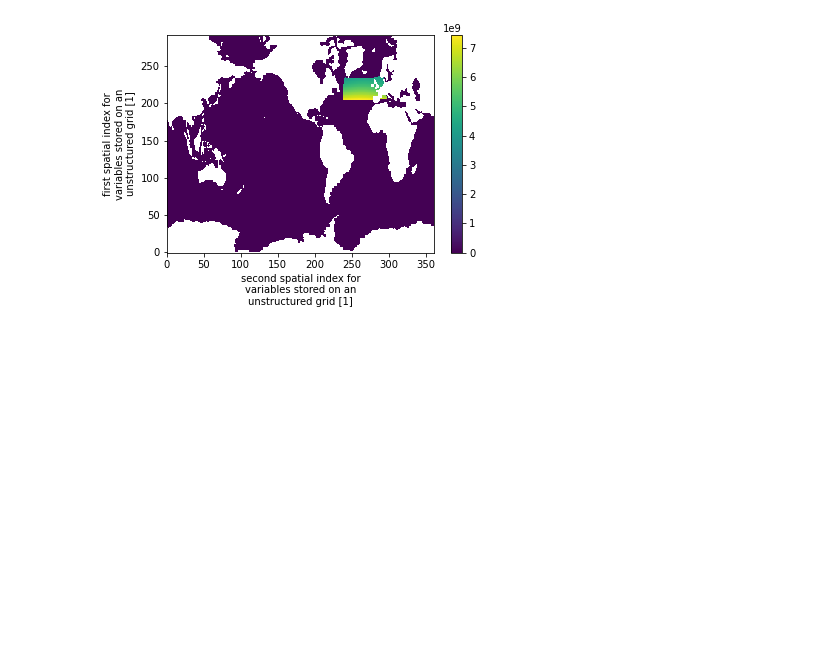
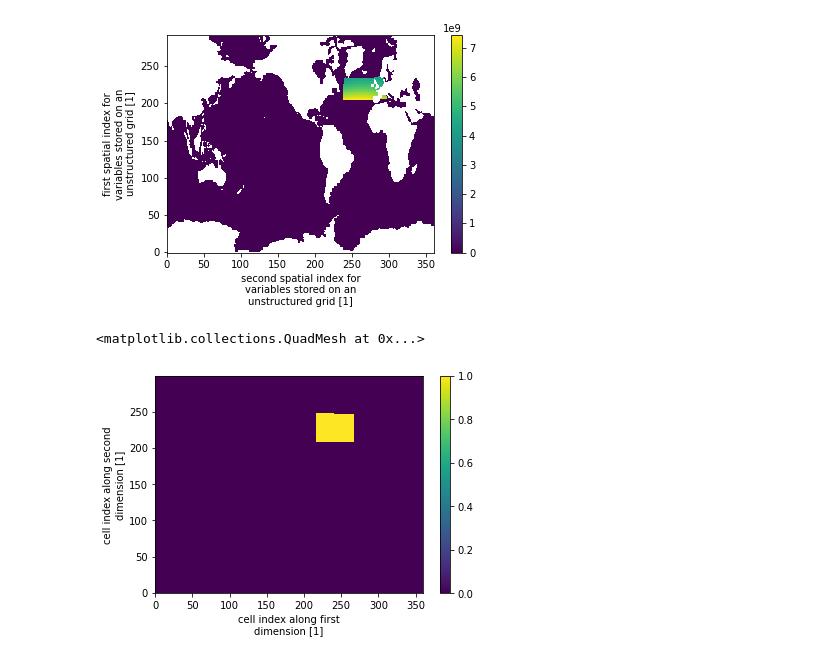
Before and after one commit to cmip6moap/project04, a Jupyter notebook: notebooks/sst_boxes/create_sstboxes.ipynb, the cells around one changed output. Drawn from its saved outputs; the diff is of its cells as text; code cells hidden in the pictures; blank space fills up the shorter version.

```diff
--- a/notebooks/sst_boxes/create_sstboxes.ipynb
+++ b/notebooks/sst_boxes/create_sstboxes.ipynb
@@ -111,0 +191,8 @@ sst_boxes.to_netcdf(dir_output+'CMCC-CM2-SR5_SSTareas.nc', mode='w')
+# %%
+# for all other models, which have positive longitudes, first set box for sampling
+idx_sglon = (dataset_area.longitude > 296) & (dataset_area.longitude < 347)
+idx_sg = (dataset_area.latitude > 42) & (dataset_area.latitude < 66) & idx_sglon
+idx_sg.plot()
+# %% [output]
+<matplotlib.collections.QuadMesh at 0x...>
+[figure, added]
```
Also changed, not shown: parts of 9 cells of this notebook, 3 other files.
